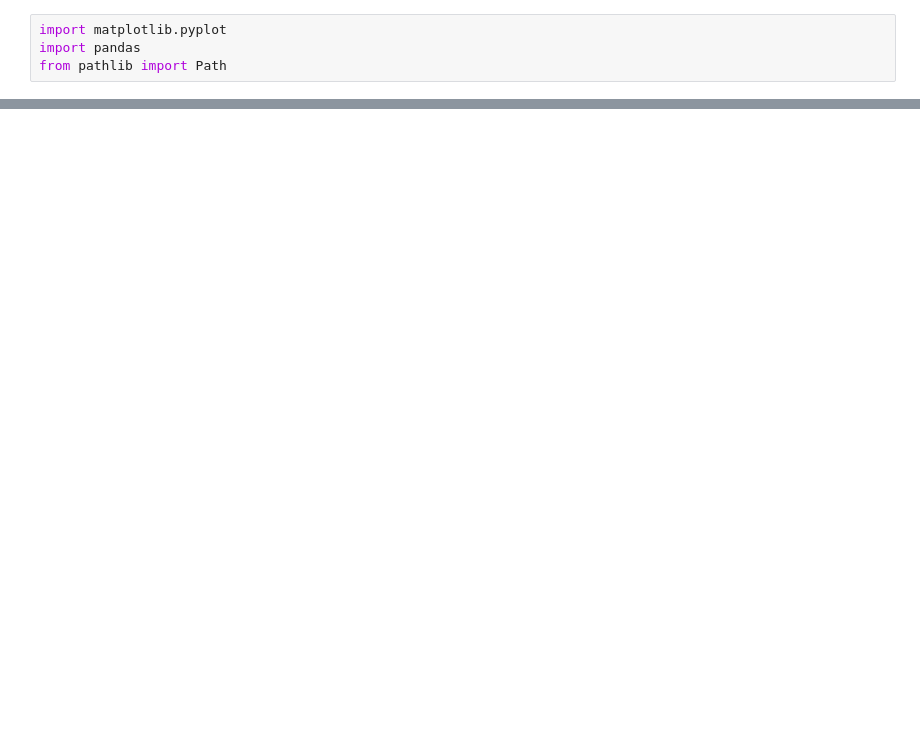
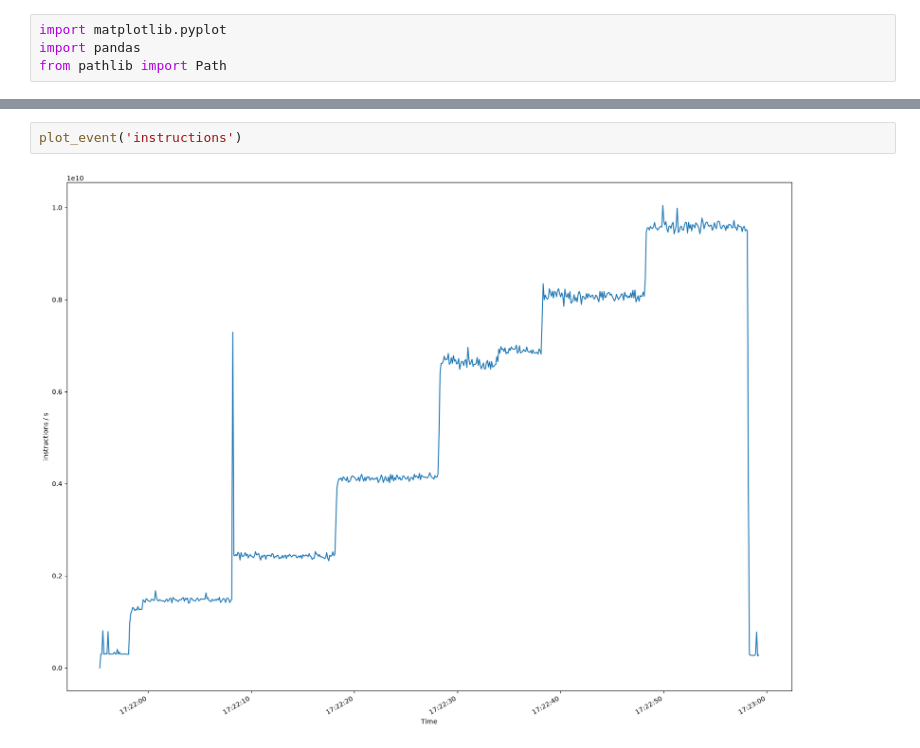
Before and after one commit to m-sef/ebpf-probe, a Jupyter notebook: exp/mutilate_increasing_qps/graph.ipynb, the cells around one changed output, grey strips where cells are left out. Cells and saved outputs as stored; diff of their text form; blank space fills up the shorter version.

```diff
--- a/exp/mutilate_increasing_qps/graph.ipynb
+++ b/exp/mutilate_increasing_qps/graph.ipynb
@@ -77,3 +88,7 @@ def plot() -> None:
+# %%
+plot_event('instructions')
+# %% [output]
+[figure, added]
 # %%
 #parse_mutilate_agent_log("results/agent1.log")
 #parse_mutilate_leader_log("results/leader.log")
```
Also changed, not shown: parts of 2 cells of this notebook, 1 other file.
